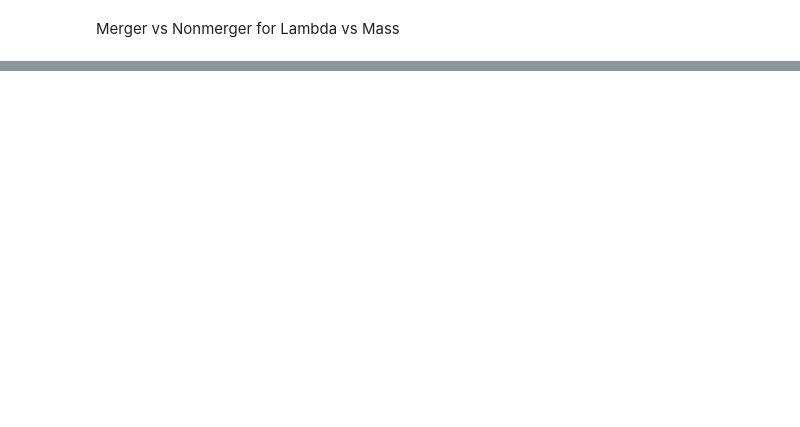
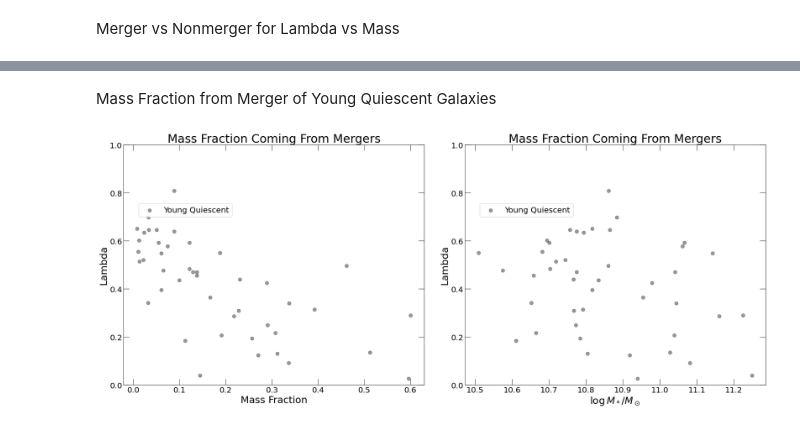
Before and after one commit to moira-andrews/Pathak_2021, a Jupyter notebook: kinematic_plots.ipynb, the cells around one changed output, grey strips where cells are left out. Drawn from its saved outputs; the diff is of its cells as text; code cells hidden in the pictures; blank space fills up the shorter version.

```diff
--- a/kinematic_plots.ipynb
+++ b/kinematic_plots.ipynb
@@ -131,0 +136,42 @@ f.tight_layout(w_pad=4, h_pad=10)
+# %% [markdown]
+Mass Fraction from Merger of Young Quiescent Galaxies
+# %%
+f, (ax1, ax2) = plt.subplots(1, 2, sharex='none', sharey='none', figsize=(24, 10))
+f.set_facecolor('w')
+n_bins=50
+redshift=2
+
+#remove young quiescent galaxy merger cut off and plot versus mass
+PSB = (maximum_merger_ratio_30kpc_current_fraction<1) & PSB_selection
+
+#panel 1: young quiescent galaxies with mergers
+ax1.scatter(maximum_merger_ratio_30kpc_current_fraction[PSB], lam[PSB], c='k', s=80, alpha=0.4, edgecolors='k', label='Young Quiescent')
+
+ax1.legend(loc=(0.05, 0.7), fontsize=20, frameon=True)
+ax1.set_ylim(0, 1)
+ax1.set_xlabel('Mass Fraction', fontsize=25)
+ax1.set_ylabel('Lambda', fontsize=25)
+ax1.set_yscale('linear')
+ax1.set_title('Mass Fraction Coming From Mergers', fontsize=30)
+ax1.tick_params(which='major', length=15)
+ax1.tick_params(which='minor', length=7)
+ax1.tick_params(direction='in', which='both', labelsize=20, bottom=True, top=True, left=True, right=True)
+plt.savefig('mass_frac.png',dpi = 200)
+
+
+ax2.scatter(total_mass[PSB], lam[PSB], c='k', s=80, alpha=0.4, edgecolors='k', label='Young Quiescent')
+
+ax2.legend(loc=(0.05, 0.7), fontsize=20, frameon=True)
+ax2.set_ylim(0, 1)
+ax2.set_xlabel('$\log \, M_*/M_\odot$', fontsize=25)
+ax2.set_ylabel('Lambda', fontsize=25)
+ax2.set_yscale('linear')
+ax2.set_title('Mass Fraction Coming From Mergers', fontsize=30)
+ax2.tick_params(which='major', length=15)
+ax2.tick_params(which='minor', length=7)
+ax2.tick_params(direction='in', which='both', labelsize=20, bottom=True, top=True, left=True, right=True)
+
+
+f.tight_layout(w_pad=4, h_pad=10)
+# %% [output]
+[figure, added]
```
Also changed, not shown: parts of 2 cells of this notebook.
